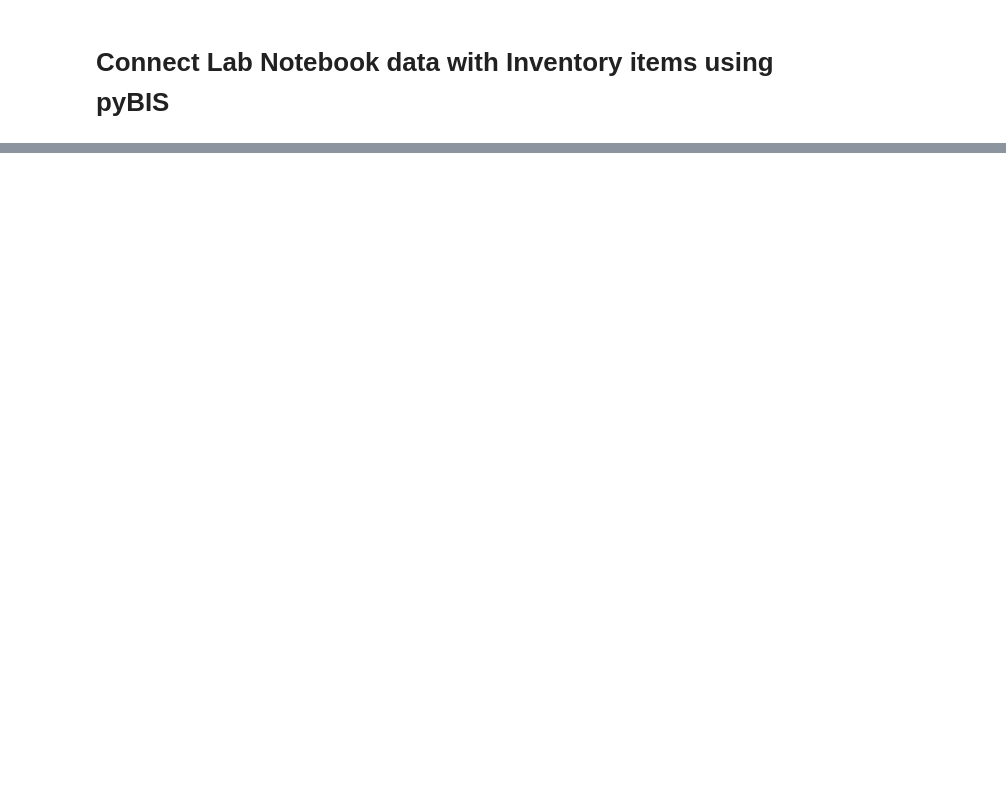
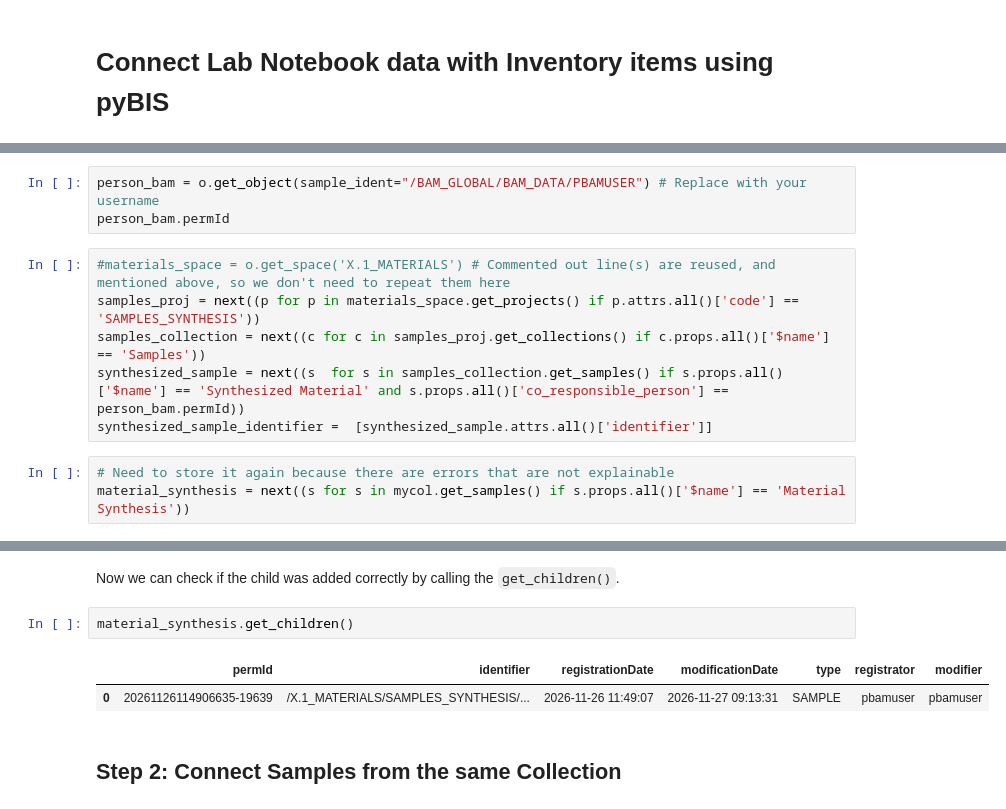
Before and after one commit to BAMresearch/openBIS-data-store-tutorials, a Jupyter notebook: docs/self-learning-path-pybis/connect-data/connect_notebook.ipynb, the cells around one changed output, grey strips where cells are left out. Drawn from its saved outputs; the diff is of its cells as text; blank space fills up the shorter version.

```diff
--- a/docs/self-learning-path-pybis/connect-data/connect_notebook.ipynb
+++ b/docs/self-learning-path-pybis/connect-data/connect_notebook.ipynb
@@ -117,0 +109,12 @@ ms_002.save()
+# %%
+person_bam = o.get_object(sample_ident="/BAM_GLOBAL/BAM_DATA/PBAMUSER") # Replace with your username
+person_bam.permId
+# %%
+#materials_space = o.get_space('X.1_MATERIALS') # Commented out line(s) are reused, and mentioned above, so we don't need to repeat them here
+samples_proj = next((p for p in materials_space.get_projects() if p.attrs.all()['code'] == 'SAMPLES_SYNTHESIS'))
+samples_collection = next((c for c in samples_proj.get_collections() if c.props.all()['$name'] == 'Samples'))
+synthesized_sample = next((s  for s in samples_collection.get_samples() if s.props.all()['$name'] == 'Synthesized Material' and s.props.all()['co_responsible_person'] == person_bam.permId))
+synthesized_sample_identifier =  [synthesized_sample.attrs.all()['identifier']]
+# %%
+# Need to store it again because there are errors that are not explainable
+material_synthesis = next((s for s in mycol.get_samples() if s.props.all()['$name'] == 'Material Synthesis'))
@@ -117,0 +126,9 @@ ms_002.save()
+# %% [markdown]
+Now we can check if the child was added correctly by calling the `get_children()`.
+# %%
+material_synthesis.get_children()
+# %% [output]
+|  | permId | identifier | registrationDate | modificationDate | type | registrator | modifier |
+| 0 | 20261126114906635-19639 | /X.1_MATERIALS/SAMPLES_SYNTHESIS/... | 2026-11-26 11:49:07 | 2026-11-27 09:13:31 | SAMPLE | pbamuser | pbamuser |
+# %% [markdown]
+## Step 2: Connect Samples from the same Collection
```
Also changed, not shown: parts of 138 cells of this notebook, 7 other files.
